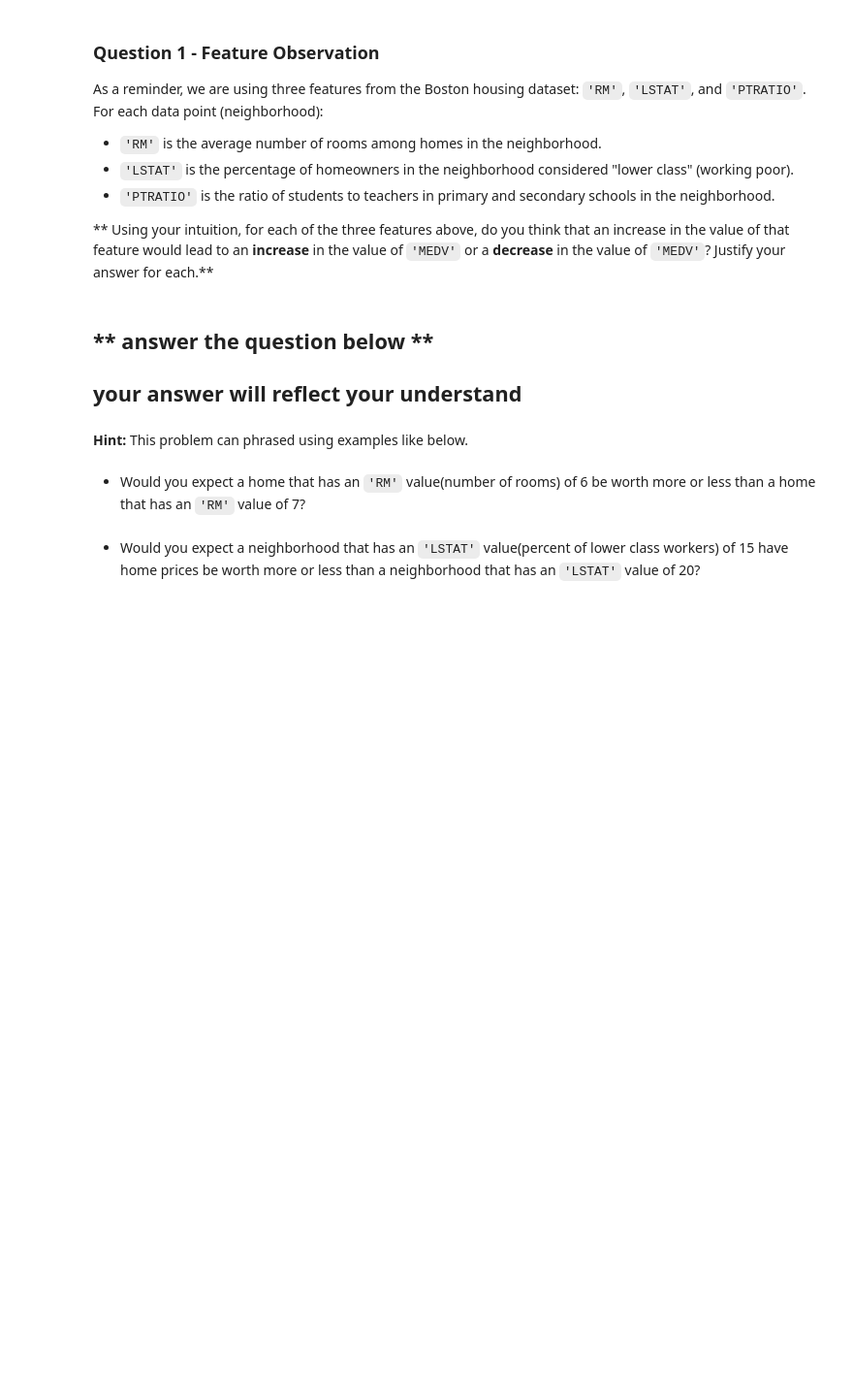
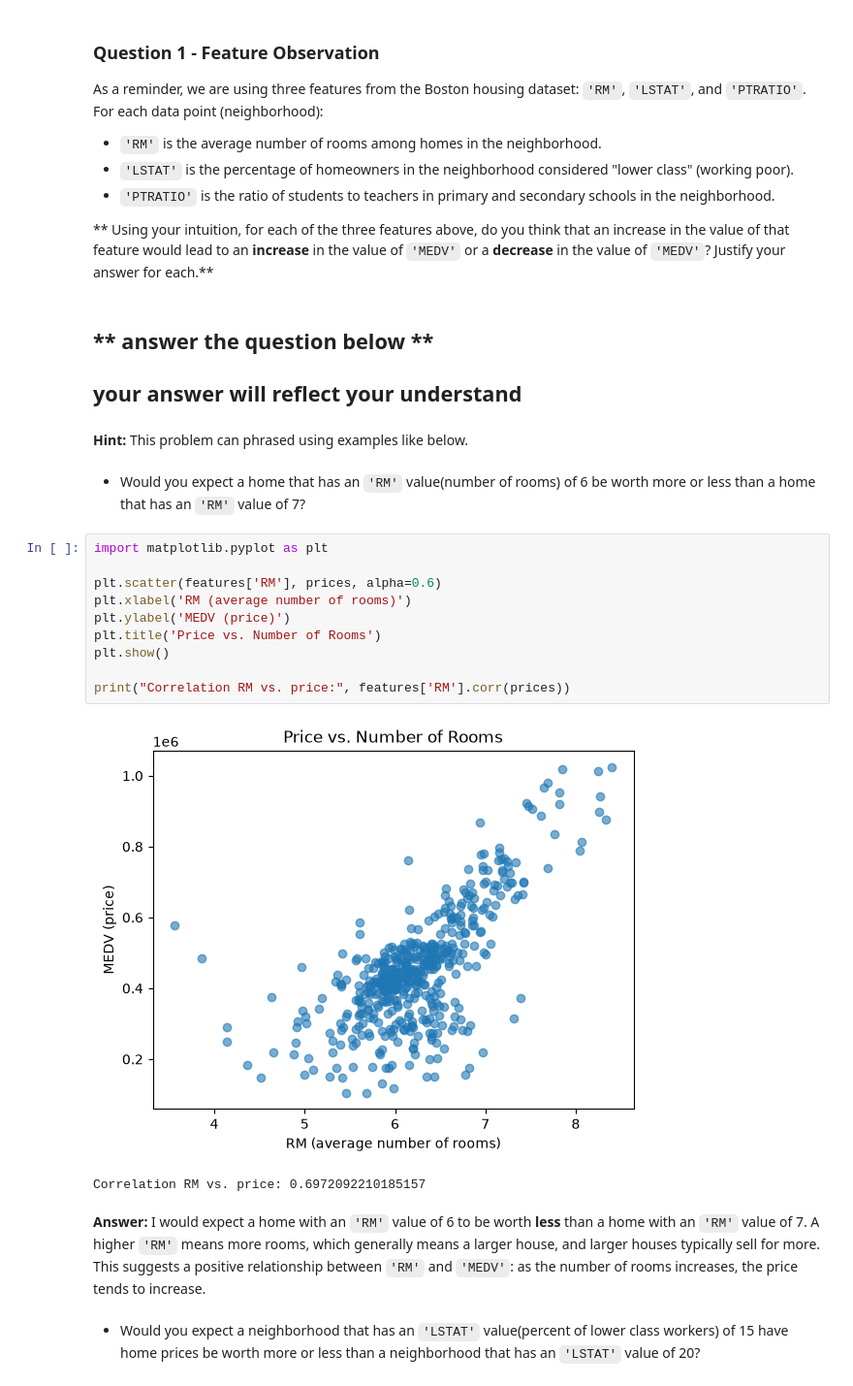
Before and after one commit to abdogad5100/machine_learning-project, a Jupyter notebook: p1/p1/boston_housing.ipynb, the cells around one changed output. Shown at 97% size. Saved outputs shown, nothing was run; the diff lists cells and outputs as text; blank space fills up the shorter version.

```diff
--- a/p1/p1/boston_housing.ipynb
+++ b/p1/p1/boston_housing.ipynb
@@ -163,5 +163,20 @@ As a reminder, we are using three features from the Boston housing dataset: `'RM
 **Hint:** This problem can phrased using examples like below.
 # %% [markdown]
 * Would you expect a home that has an `'RM'` value(number of rooms) of 6 be worth more or less than a home that has an `'RM'` value of 7?
+# %%
+import matplotlib.pyplot as plt
+
+plt.scatter(features['RM'], prices, alpha=0.6)
+plt.xlabel('RM (average number of rooms)')
+plt.ylabel('MEDV (price)')
+plt.title('Price vs. Number of Rooms')
+plt.show()
+
+print("Correlation RM vs. price:", features['RM'].corr(prices))
+# %% [output]
+[figure, added]
+Correlation RM vs. price: 0.6972092210185157
+# %% [markdown]
+**Answer:** I would expect a home with an `'RM'` value of 6 to be worth **less** than a home with an `'RM'` value of 7. A higher `'RM'` means more rooms, which generally means a larger house, and larger houses typically sell for more. This suggests a positive relationship between `'RM'` and `'MEDV'`: as the number of rooms increases, the price tends to increase.
 # %% [markdown]
 * Would you expect a neighborhood that has an `'LSTAT'` value(percent of lower class workers) of 15 have home prices be worth more or less than a neighborhood that has an `'LSTAT'` value of 20?
```
Also changed, not shown: parts of 25 cells of this notebook, 1 other file.
